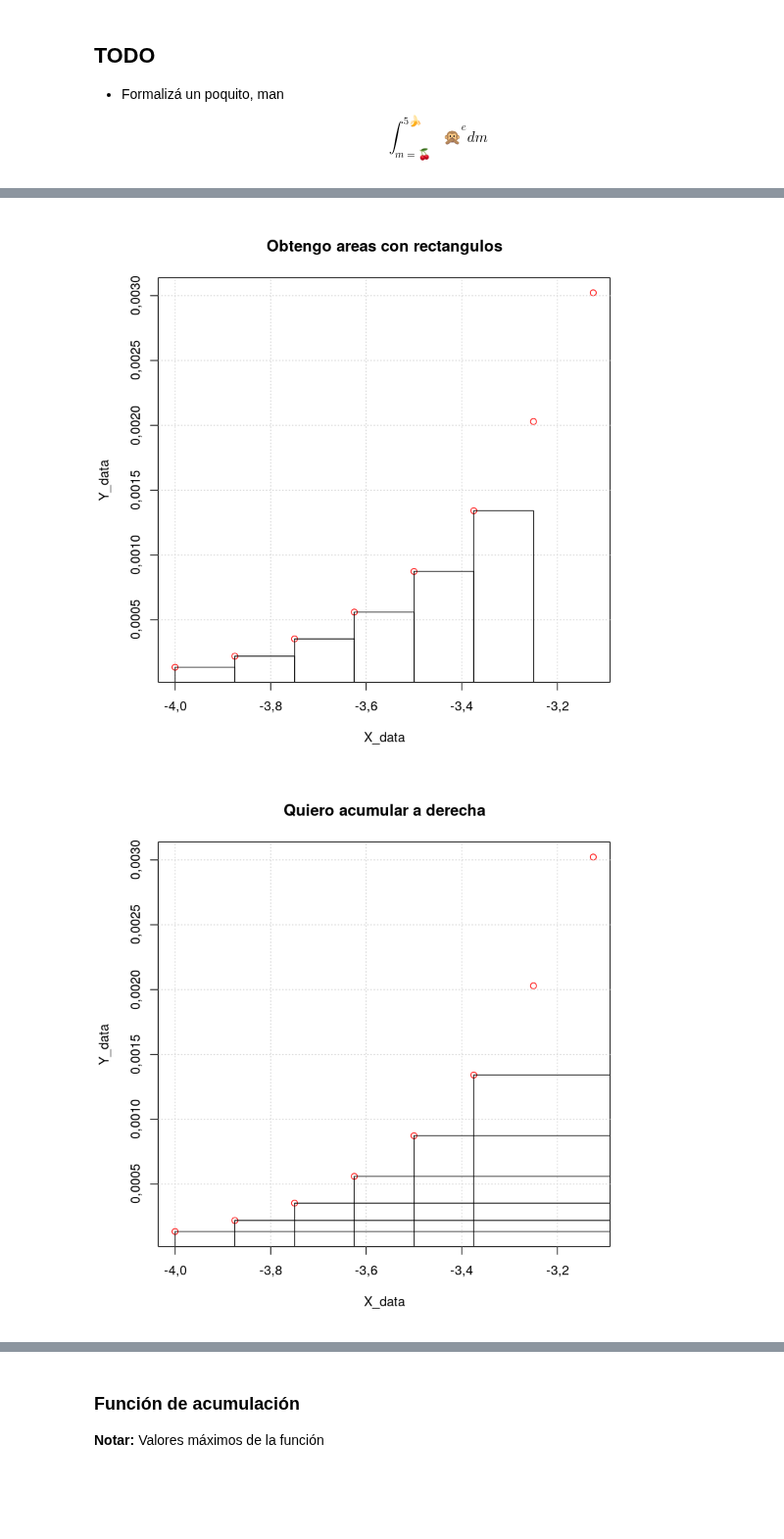
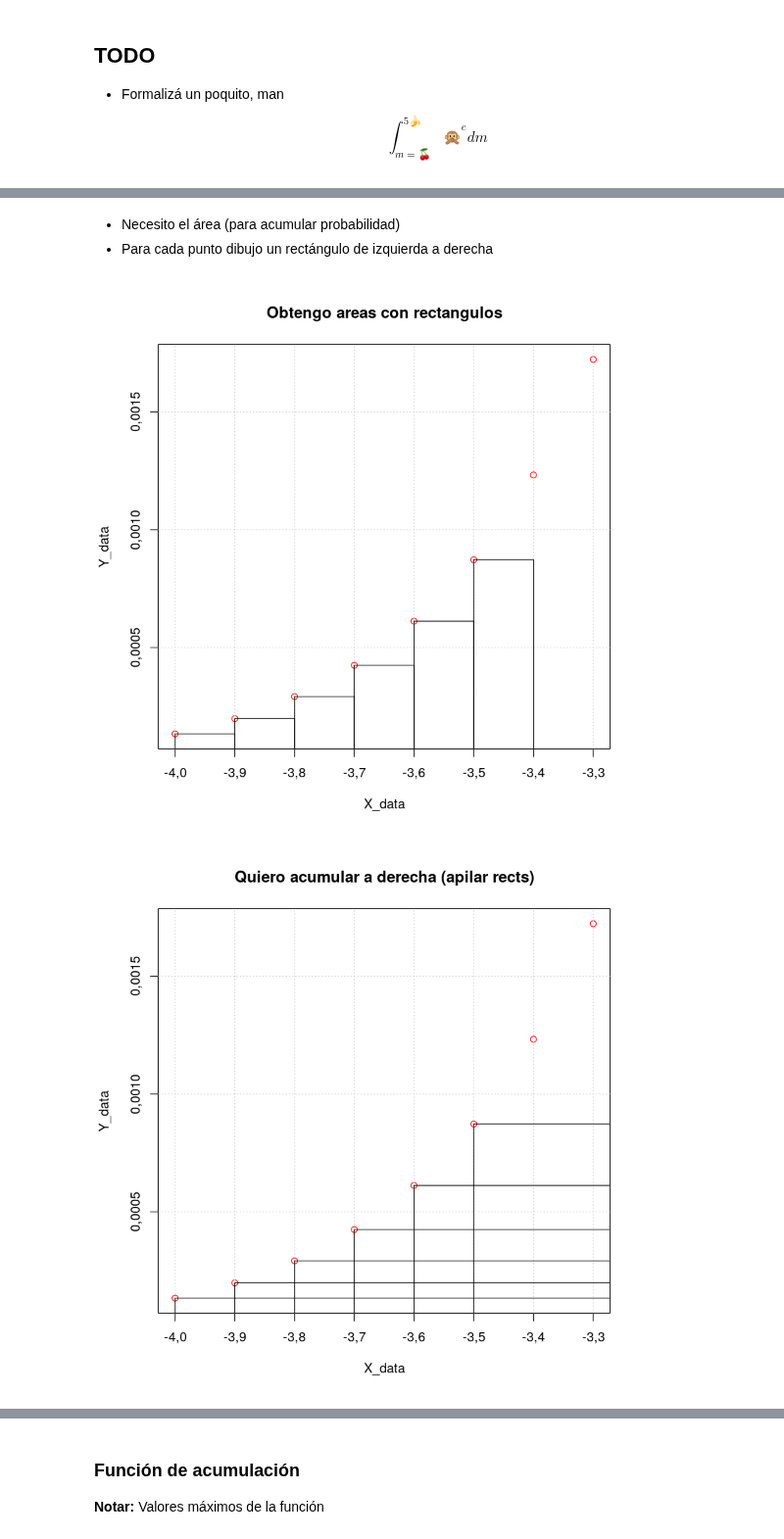
Before and after one commit to LecJackS/Probabilidades-y-Estadistica-2019-2doC, a Jupyter notebook: Inversa de Función de Acumulación y Generación de Variables Aleatorias.ipynb, the cells around one changed output, grey strips where cells are left out. Shown at 98% size. Saved outputs shown, nothing was run; the diff lists cells and outputs as text; code cells hidden in the pictures; blank space fills up the shorter version.

```diff
--- a/Inversa de Función de Acumulación y Generación de Variables Aleatorias.ipynb
+++ b/Inversa de Función de Acumulación y Generación de Variables Aleatorias.ipynb
@@ -21,6 +70,6 @@
 # %%
-X_data <- seq(-4, 4, 0.125)
-Y_data <- dnorm(X_data)
+X_data <- seq(-4, 4, 0.1)
+Y_data <- dnorm(X_data, mean=0, sd=1)
 data   <- data.frame(X_data, Y_data)
 head(data)
 # %% [output]
@@ -44,3 +95,6 @@ grid()
+# %% [markdown]
+* Necesito el área (para acumular probabilidad)
+* Para cada punto dibujo un rectángulo de izquierda a derecha
 # %%
 plot(head(data, 8), col='red')
 grid()
@@ -52,19 +106,19 @@ rect(xleft=data[4,1], ybottom=0, xright=data[5,1], ytop=data[4,2])
 rect(xleft=data[5,1], ybottom=0, xright=data[6,1], ytop=data[5,2])
 rect(xleft=data[6,1], ybottom=0, xright=data[7,1], ytop=data[6,2])
 # %% [output]
-[figure, old version]
+[figure, new version]
 # %%
 plot(head(data, 8), col='red')
 grid()
-title('Quiero acumular a derecha')
+title('Quiero acumular a derecha (apilar rects)')
 rect(xleft=data[1,1], ybottom=0, xright=4, ytop=data[1,2])
 rect(xleft=data[2,1], ybottom=0, xright=4, ytop=data[2,2])
 rect(xleft=data[3,1], ybottom=0, xright=4, ytop=data[3,2])
 rect(xleft=data[4,1], ybottom=0, xright=4, ytop=data[4,2])
 rect(xleft=data[5,1], ybottom=0, xright=4, ytop=data[5,2])
 rect(xleft=data[6,1], ybottom=0, xright=4, ytop=data[6,2])
 # %% [output]
-[figure, old version]
+[figure, new version]
 # %%
 plot(head(data, 8), col='red')
 grid()
```
Also changed, not shown: parts of 29 cells of this notebook.
